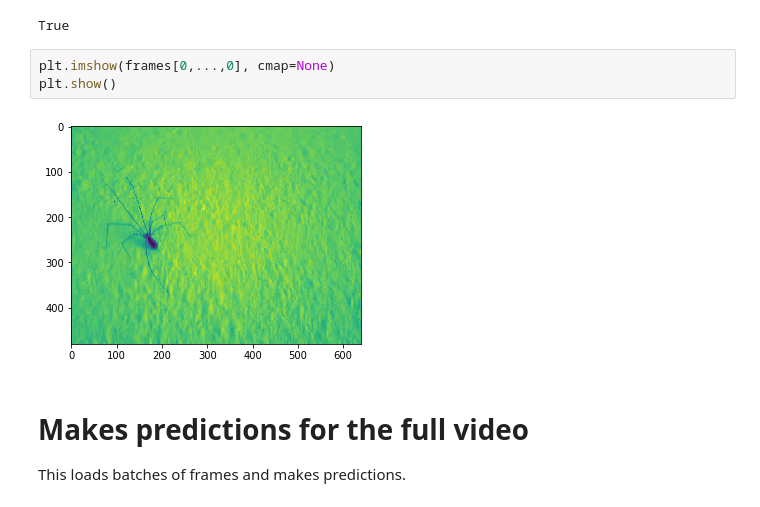
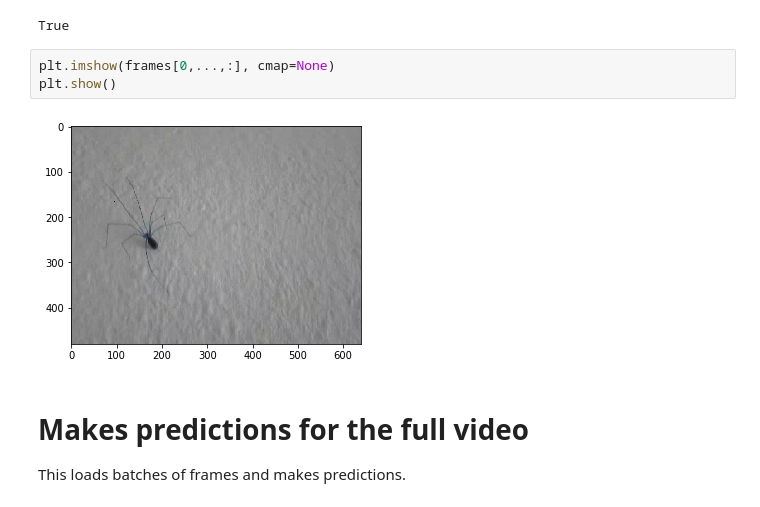
Before and after one commit to urs-waldmann/DeepPoseKit, a Jupyter notebook: examples/step4b_predict_new_data.ipynb, the cells around one changed output. Cells and saved outputs as stored; diff of their text form.

Commit message:
Step 4b: Show all 3 channels of frame in section "Test the video"

```diff
--- a/examples/step4b_predict_new_data.ipynb
+++ b/examples/step4b_predict_new_data.ipynb
@@ -69,10 +70,10 @@ reader.close()
 # %% [output]
 True
 # %%
-plt.imshow(frames[0,...,0], cmap=None)
+plt.imshow(frames[0,...,:], cmap=None)
 plt.show()
 # %% [output]
-[figure, old version]
+[figure, new version]
 # %% [markdown]
 # Makes predictions for the full video
 
```
Also changed, not shown: parts of 1 cell of this notebook.
